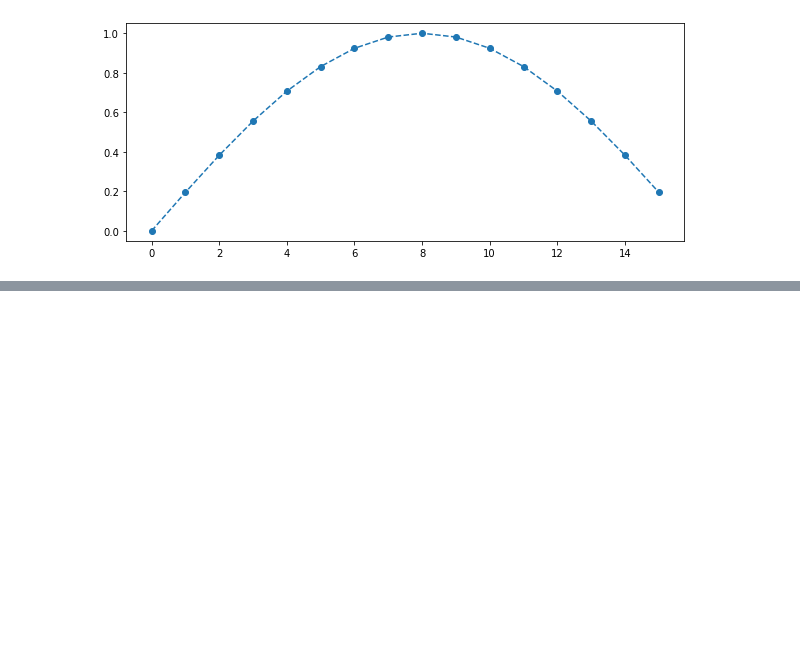
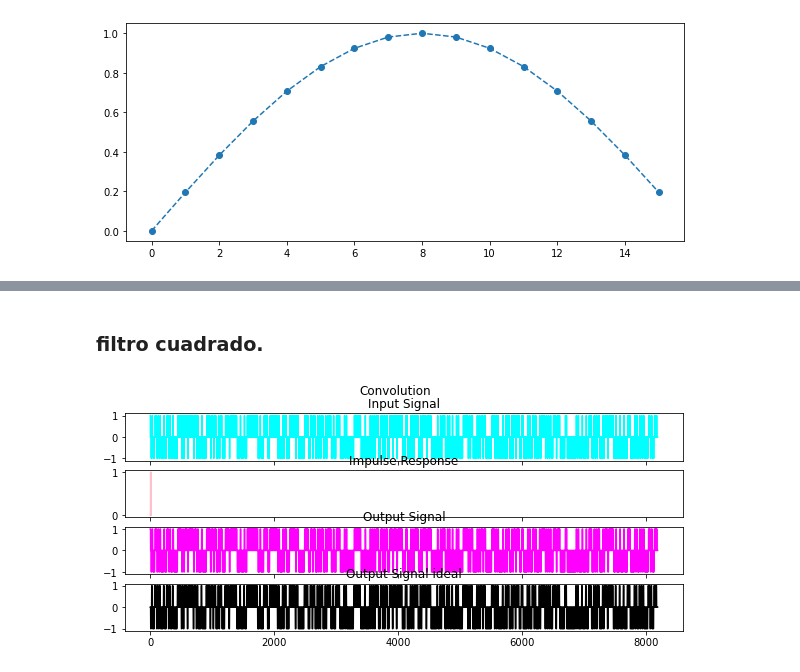
Before and after one commit to jonathancagua/PDS, a Jupyter notebook: CURSO/1_TP3.ipynb, the cells around one changed output, grey strips where cells are left out. Drawn from its saved outputs; the diff is of its cells as text; code cells hidden in the pictures; blank space fills up the shorter version.

```diff
--- a/CURSO/1_TP3.ipynb
+++ b/CURSO/1_TP3.ipynb
@@ -124,0 +143,24 @@ plt.show()
+# %%
+h_signal = np.zeros(M)
+h_signal[0] = 1
+# %% [markdown]
+### filtro cuadrado.
+# %%
+pulso_cuadrado_conv = sc.convolve(d_signal,pulso_cuadrado, mode='same')
+
+pulso_cuadrado_ide_conv = sc.convolve(pulso_cuadrado_conv,h_signal, mode='same')
+
+f,plt_arr = plt.subplots(4,sharex=True)
+f.suptitle("Convolution")
+plt_arr[0].plot(d_signal, color ='cyan')
+plt_arr[0].set_title("Input Signal")
+plt_arr[1].plot(pulso_cuadrado, color ='pink')
+plt_arr[1].set_title("Impulse Response")
+plt_arr[2].plot(pulso_cuadrado_conv, color ='magenta')
+plt_arr[2].set_title("Output Signal")
+plt_arr[3].plot(pulso_cuadrado_ide_conv, color ='black')
+plt_arr[3].set_title("Output Signal ideal")
+plt.rcParams["figure.figsize"] = [15,6]
+plt.show()
+# %% [output]
+[figure, added]
```
Also changed, not shown: parts of 10 cells of this notebook.
